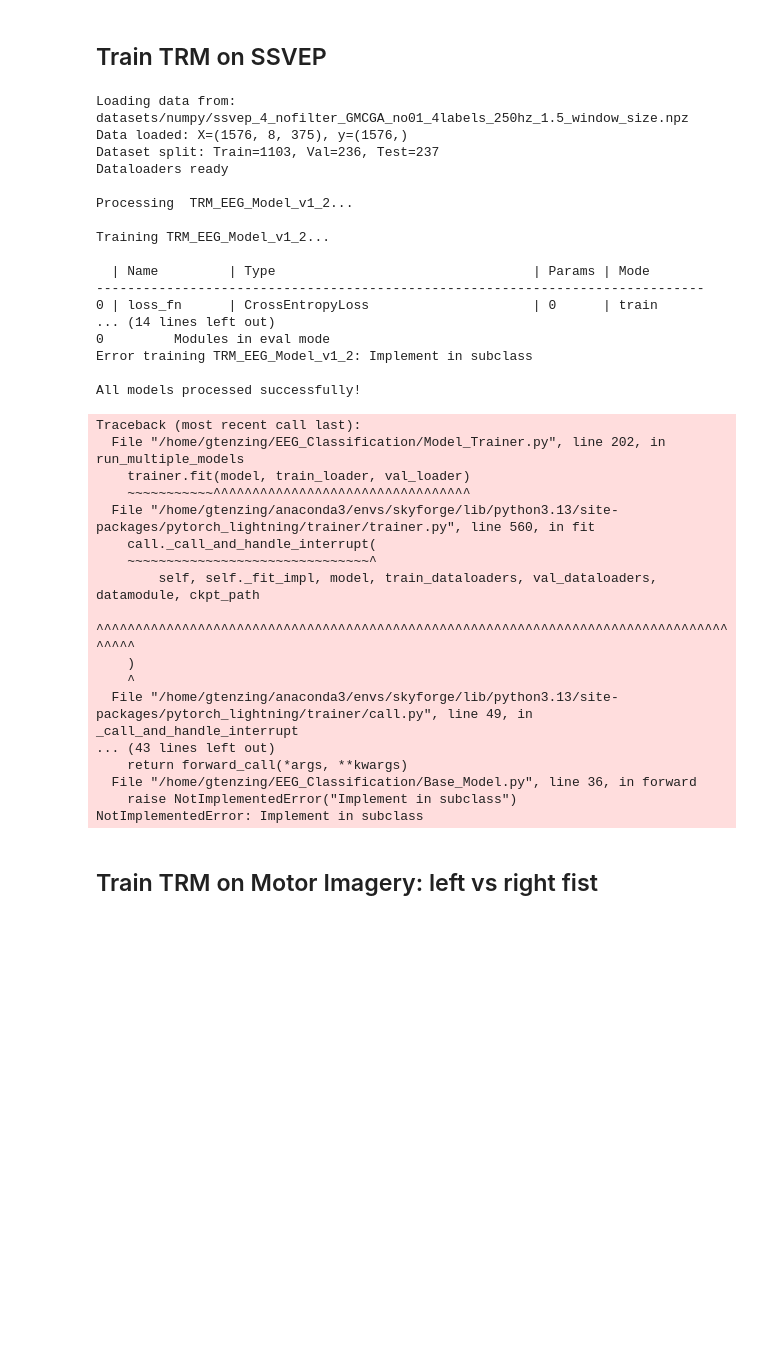
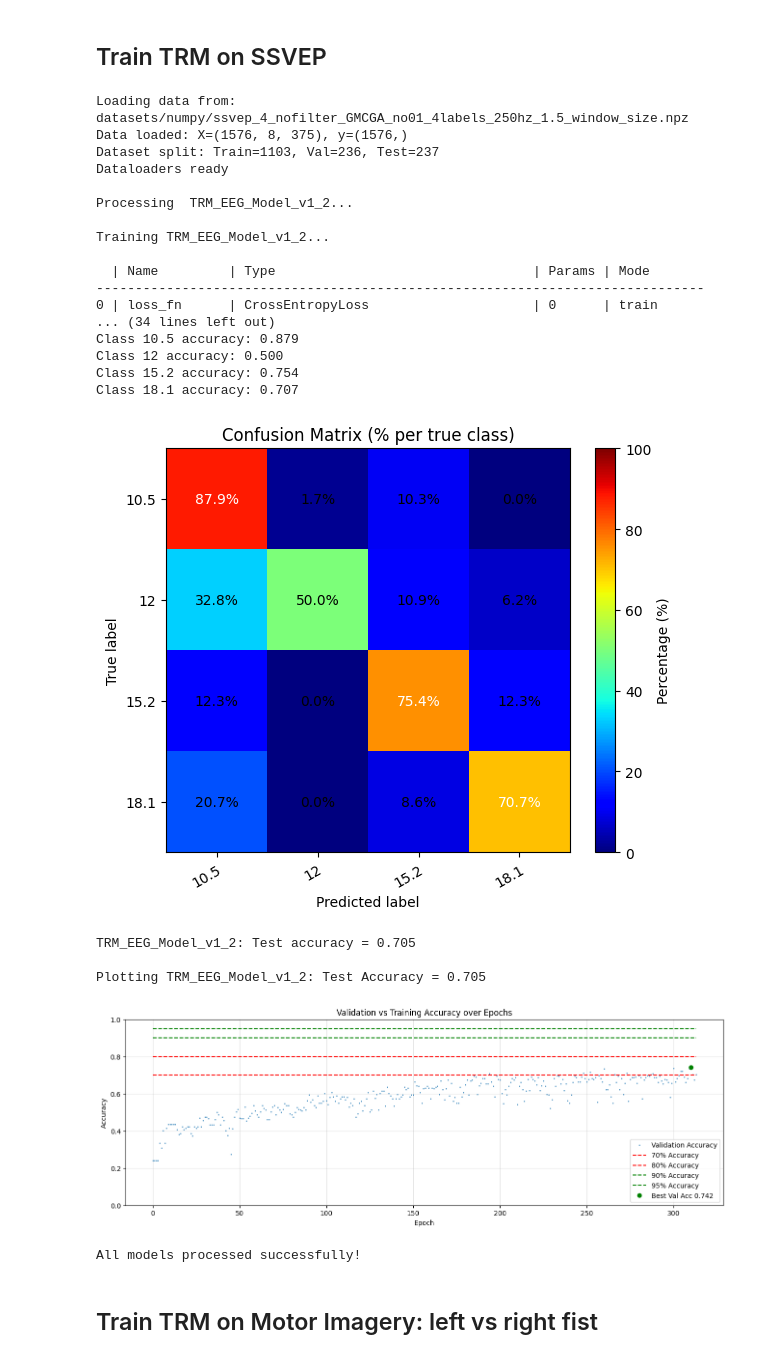
Before and after one commit to GeorgTenzing/EEG_Classification, a Jupyter notebook: Main.ipynb, the cells around one changed output. Drawn from its saved outputs; the diff is of its cells as text; code cells hidden in the pictures; blank space fills up the shorter version.

```diff
--- a/Main.ipynb
+++ b/Main.ipynb
@@ -54,12 +54,11 @@ plot_all_results(results, test_results)
 from Model_Trainer import run_multiple_models
 from Dataset_torch import EEGDataset_with_filters
 
-from TRM import TRM_EEG_Model_v1, TRM_EEG_Model_v1_2, TRM_EEG_Model_v1_3, TRM_EEG_Model_v1_4, TRM_EEG_Model_v1_111
+from TRM import TRM_EEG_Model_v1, TRM_EEG_Model_v1_2, TRM_EEG_Model_v1_3, TRM_EEG_Model_v1_4
 models = [
         # TRM_EEG_Model_v1,
         # TRM_EEG_Model_v1_2,
-        TRM_EEG_Model_v1_111,
-        # TRM_EEG_Model_v1_3,
+        TRM_EEG_Model_v1_3,
         # TRM_EEG_Model_v1_4,
 ]
 
@@ -69,55 +68,44 @@ shared_parameters_ssvep = {
     "DATASET_CLASS": EEGDataset_with_filters,
 
     "NOTCH_50": True,
     "OCCIPITAL_SLICE": slice(0, 8),
 
     "MAX_TIME": "00:00:10:00",
     "MODEL_KWARGS": {
         "in_channels": 8,
         "num_classes": 4,
         "class_labels": [10.5, 12, 15.2, 18.1],
         "class_weights": [1.0, 1.0, 1.0, 1.0],
     },
     "SUMMARY": True,
     # "skip_training": True,
     # "LOAD_CHECKPOINT": "logs/TRM_EEG_Model_v1/version_9_4ssvep_945/checkpoints/best-2491-val_acc=0.953.ckpt",
 }
 results, test_loader = run_multiple_models(models, shared_parameters_ssvep)
 # %% [output]
 Loading data from: datasets/numpy/ssvep_4_nofilter_GMCGA_no01_4labels_250hz_1.5_window_size.npz
 Data loaded: X=(1576, 8, 375), y=(1576,)
 Dataset split: Train=1103, Val=236, Test=237
 Dataloaders ready
 
 Processing  TRM_EEG_Model_v1_2...
 
 Training TRM_EEG_Model_v1_2...
 
   | Name         | Type                                 | Params | Mode
 ------------------------------------------------------------------------------
 0 | loss_fn      | CrossEntropyLoss                     | 0      | train
-... (14 lines left out)
-0         Modules in eval mode
-Error training TRM_EEG_Model_v1_2: Implement in subclass
-
-All models processed successfully!
+... (34 lines left out)
+Class 10.5 accuracy: 0.879
+Class 12 accuracy: 0.500
+Class 15.2 accuracy: 0.754
+Class 18.1 accuracy: 0.707
+[figure, added]
-Traceback (most recent call last):
-  File "/home/gtenzing/EEG_Classification/Model_Trainer.py", line 202, in run_multiple_models
-    trainer.fit(model, train_loader, val_loader)
-    ~~~~~~~~~~~^^^^^^^^^^^^^^^^^^^^^^^^^^^^^^^^^
-  File "/home/gtenzing/anaconda3/envs/skyforge/lib/python3.13/site-packages/pytorch_lightning/trainer/trainer.py", line 560, in fit
-    call._call_and_handle_interrupt(
-    ~~~~~~~~~~~~~~~~~~~~~~~~~~~~~~~^
-        self, self._fit_impl, model, train_dataloaders, val_dataloaders, datamodule, ckpt_path
-        ^^^^^^^^^^^^^^^^^^^^^^^^^^^^^^^^^^^^^^^^^^^^^^^^^^^^^^^^^^^^^^^^^^^^^^^^^^^^^^^^^^^^^^
-    )
-    ^
-  File "/home/gtenzing/anaconda3/envs/skyforge/lib/python3.13/site-packages/pytorch_lightning/trainer/call.py", line 49, in _call_and_handle_interrupt
-... (43 lines left out)
-    return forward_call(*args, **kwargs)
-  File "/home/gtenzing/EEG_Classification/Base_Model.py", line 36, in forward
-    raise NotImplementedError("Implement in subclass")
-NotImplementedError: Implement in subclass
+TRM_EEG_Model_v1_2: Test accuracy = 0.705
+
+Plotting TRM_EEG_Model_v1_2: Test Accuracy = 0.705
+[figure, added]
+All models processed successfully!
 # %% [markdown]
 ## Train TRM on Motor Imagery: left vs right fist
 # %%
```
Also changed, not shown: 3 other files.
